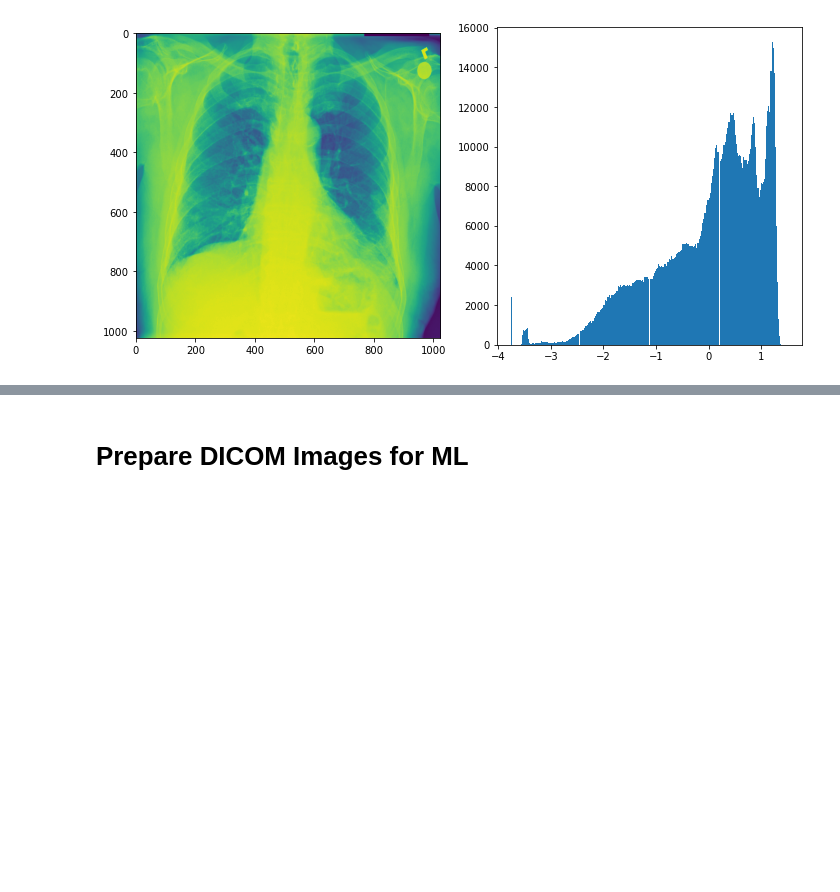
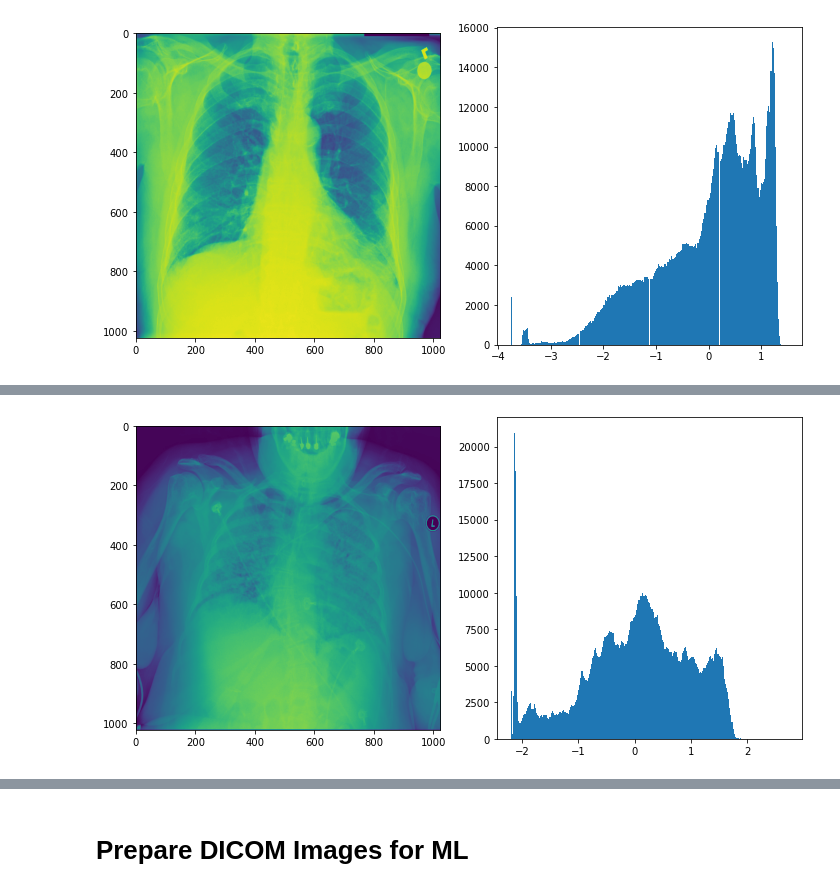
Before and after one commit to paul-reiners/pneumonia-detection-chest-x-rays, a Jupyter notebook: EDA.ipynb, the cells around one changed output, grey strips where cells are left out. Saved outputs shown, nothing was run; the diff lists cells and outputs as text; code cells hidden in the pictures; blank space fills up the shorter version.

```diff
--- a/EDA.ipynb
+++ b/EDA.ipynb
@@ -129,0 +178,3 @@ Note the differences in pixel intensity between the normal case and the two path
+# %%
+pneumonia_edema_infiltration_df = all_xray_df.loc[all_xray_df['Finding Labels'] == 'Edema|Infiltration|Pneumonia']
+pneumonia_edema_infiltration_df.head(1)
@@ -129,0 +184,6 @@ Note the differences in pixel intensity between the normal case and the two path
+# %%
+path_pneumonia_atelectasis_infiltration = pneumonia_edema_infiltration_df.loc[1716, 'path']
+comorbid_img__3 = mpimg.imread(path_pneumonia_atelectasis_infiltration)
+show_images(comorbid_img__3)
+# %% [output]
+[figure, added]
```
Also changed, not shown: parts of 30 cells of this notebook.
